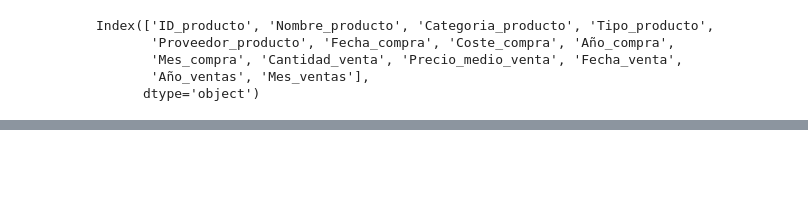
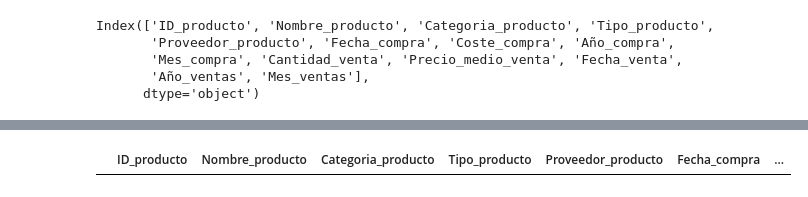
Before and after one commit to Factoria-F5-AI-Bootcamp-1-Edicion/osa_analysis, a Jupyter notebook: EDA_Compras&Ventas_LaOsa.ipynb, the cells around one changed output, grey strips where cells are left out. Saved outputs shown, nothing was run; the diff lists cells and outputs as text; code cells hidden in the pictures; blank space fills up the shorter version.

```diff
--- a/EDA_Compras&Ventas_LaOsa.ipynb
+++ b/EDA_Compras&Ventas_LaOsa.ipynb
@@ -1185,3 +1165,8 @@ Index(['ID_producto', 'Nombre_producto', 'Categoria_producto', 'Tipo_producto',
+# %%
+ drogueria =data[data["Categoria_producto"]== 'Droguerìa']
+drogueria.head()
+# %% [output]
+|  | ID_producto | Nombre_producto | Categoria_producto | Tipo_producto | Proveedor_producto | Fecha_compra | ... |
 # %%
 abrillantador=data.loc[data['Nombre_producto'] == 'Abrillantador Finish 500 ml']
 abrillantador
```
Also changed, not shown: parts of 17 cells of this notebook, 2 other files.
